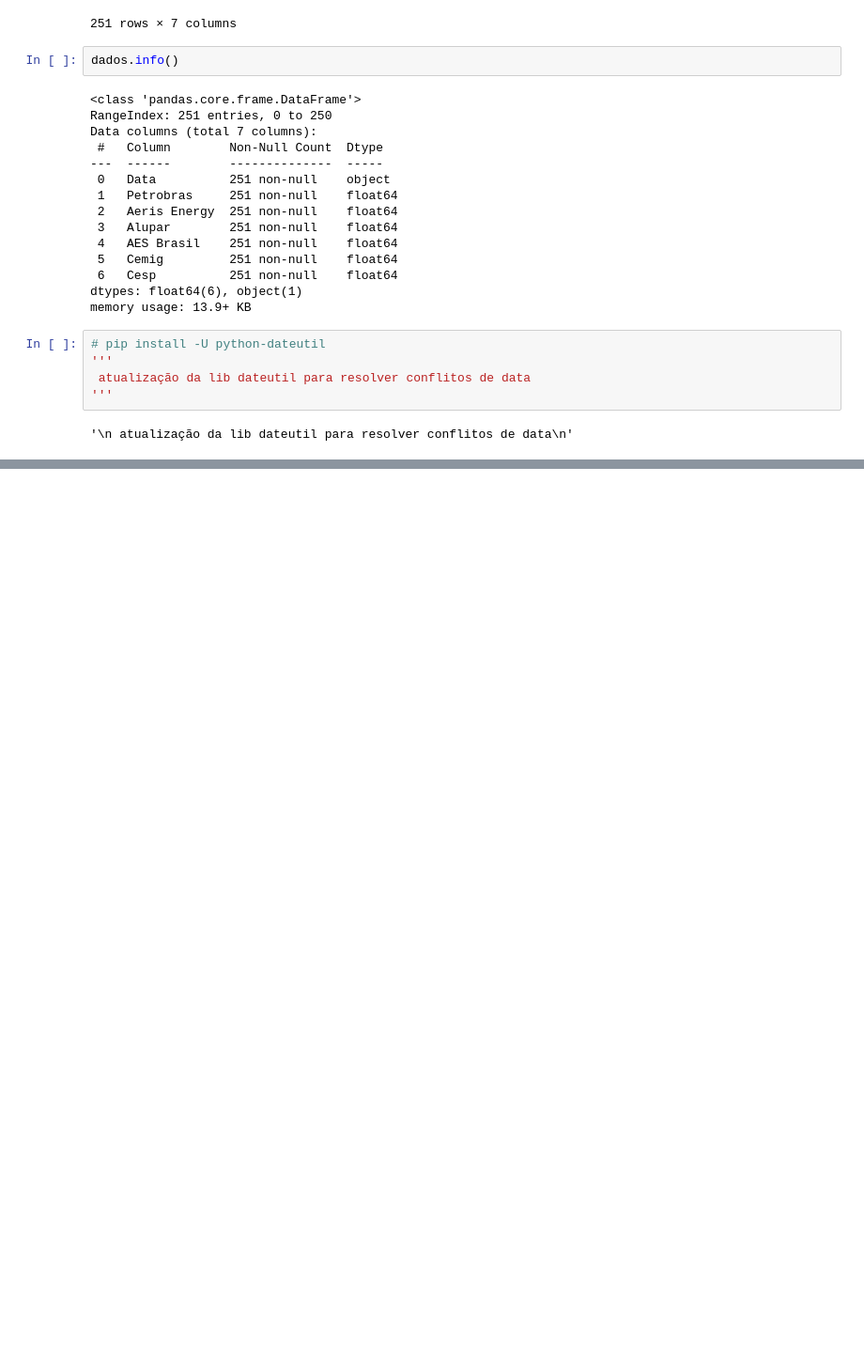
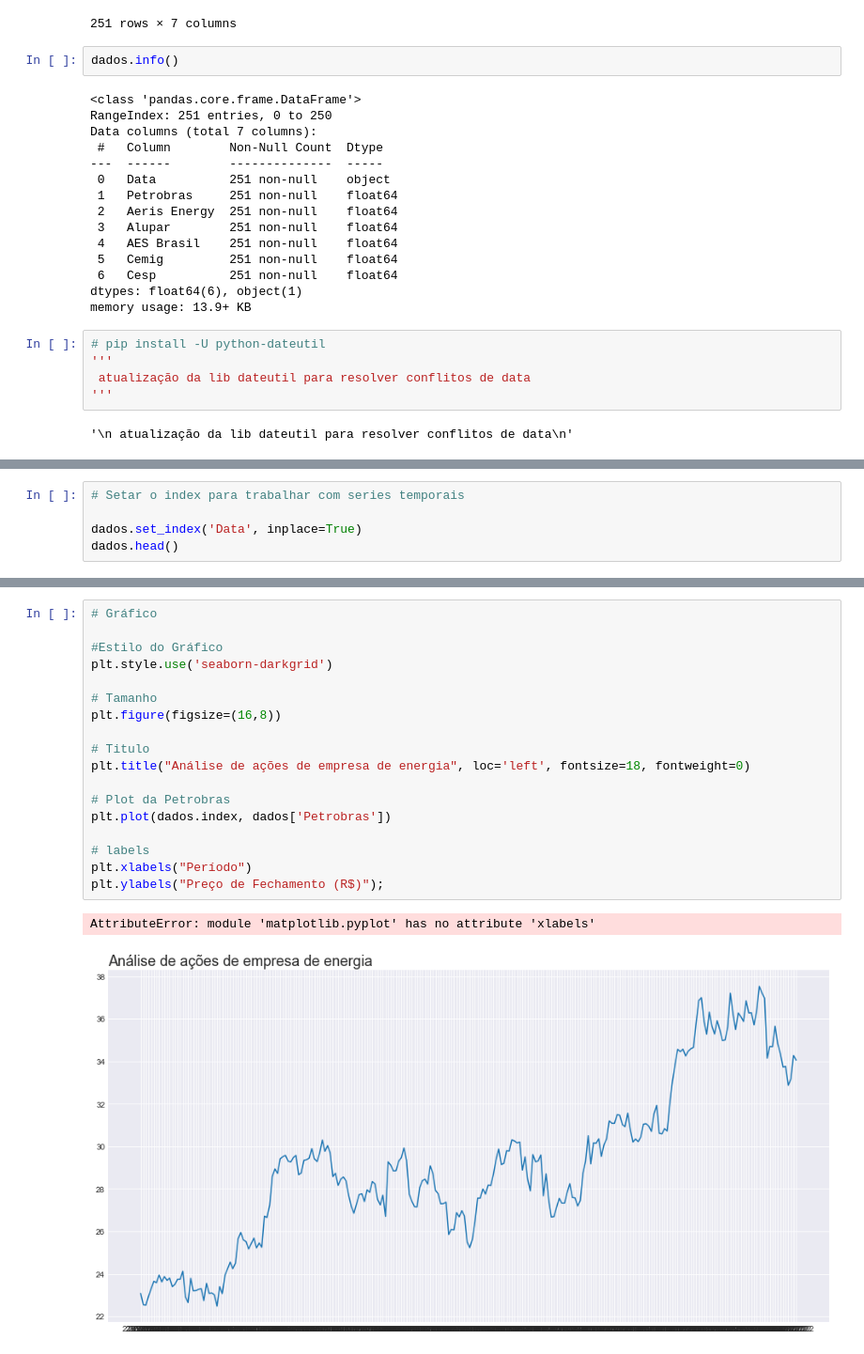
Before and after one commit to isaacuchoa/energiaDataB3, a Jupyter notebook: energiaB3.ipynb, the cells around one changed output, grey strips where cells are left out. Shown at 94% size. Drawn from its saved outputs; the diff is of its cells as text; blank space fills up the shorter version.

```diff
--- a/energiaB3.ipynb
+++ b/energiaB3.ipynb
@@ -83,0 +88,5 @@ dados.head()
+# %%
+# Setar o index para trabalhar com series temporais
+
+dados.set_index('Data', inplace=True)
+dados.head()
@@ -83,0 +101,21 @@ dados.head()
+# %%
+# Gráfico
+
+#Estilo do Gráfico
+plt.style.use('seaborn-darkgrid')
+
+# Tamanho
+plt.figure(figsize=(16,8))
+
+# Titulo
+plt.title("Análise de ações de empresa de energia", loc='left', fontsize=18, fontweight=0)
+
+# Plot da Petrobras
+plt.plot(dados.index, dados['Petrobras'])
+
+# labels
+plt.xlabels("Período")
+plt.ylabels("Preço de Fechamento (R$)");
+# %% [output]
+AttributeError: module 'matplotlib.pyplot' has no attribute 'xlabels'
+[figure, added]
```
Also changed, not shown: parts of 2 cells of this notebook.
